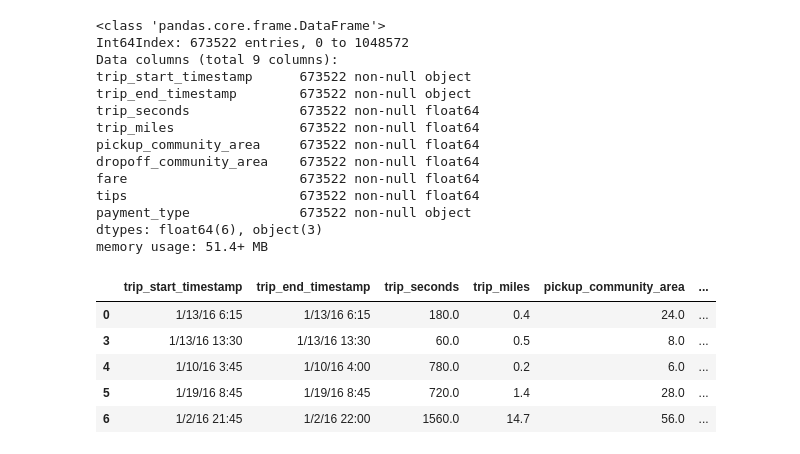
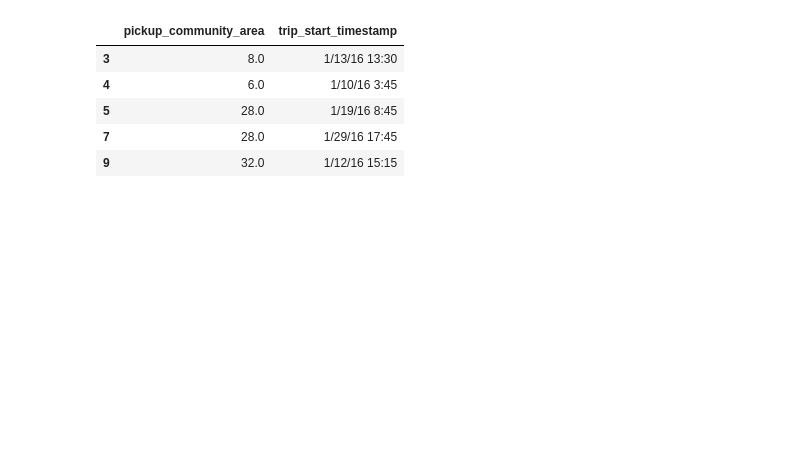
Before and after one commit to heesukj/csci4502_DM_project, a Jupyter notebook: chicago_taxi_trips_2016.ipynb, the cells around one changed output. Drawn from its saved outputs; the diff is of its cells as text; code cells hidden in the pictures; blank space fills up the shorter version.

```diff
--- a/chicago_taxi_trips_2016.ipynb
+++ b/chicago_taxi_trips_2016.ipynb
@@ -43,33 +113,30 @@ memory usage: 160.0+ MB
 # %%
 # AFTER Cleaning: Run the sample dataset of january to confirm the correct procedure of cleaning
+pd.set_option('mode.chained_assignment', None)
 jan = pd.read_csv('chicago_taxi_trips_2016_01.csv')
 jan = jan.drop(['taxi_id','pickup_census_tract', 'dropoff_census_tract','tolls','extras','trip_total','company','pickup_latitude','pickup_longitude','dropoff_latitude','dropoff_longitude'], axis=1)
 jan = jan[(jan['pickup_community_area'].notnull()) & (jan['dropoff_community_area'].notnull())]
 jan = jan.fillna(0)
 jan = jan.loc[(jan["trip_seconds"] > 0) & (jan["trip_miles"] > 0) & (jan["fare"] > 0) ]
+# jan['trip_start_month'] = jan['trip_start_timestamp'].apply(lambda x: parse(x).strftime('%m'))
+# jan['trip_start_time'] = jan['trip_start_timestamp'].apply(lambda x: parse(x).strftime('%X')[:-3])
 jan = jan.drop('Unnamed: 0', 1)
-jan.info()
-jan.head()
-# jan.shape
+
+timely_pickupJ = pd.DataFrame(jan, columns = ['pickup_community_area','trip_start_timestamp'])
+top5_areasJ = timely_pickupJ[timely_pickupJ['pickup_community_area'].isin([8.0,32.0,28.0,6.0,7.0])]
+top5_areasJ.head()
+
+# top5_areas['pickup_community_area'].value_counts()
+# top5_areas.groupby(['pickup_community_area','trip_start_month']).size().unstack()
+
+# top5_areasJ['trip_start_month'] = top5_areasJ['trip_start_timestamp'].apply(lambda x: parse(x).strftime('%m'))
+# top5_areasJ['trip_start_month'] = top5_areasJ['trip_start_timestamp'].loc[:10].apply(lambda x: parse(x).month)
+# top5_areasJ['trip_start_time']= top5_areasJ['trip_start_timestamp'].loc[:10].apply(lambda x: parse(x).strftime('%X'))
 # %% [output]
-<class 'pandas.core.frame.DataFrame'>
-Int64Index: 673522 entries, 0 to 1048572
-Data columns (total 9 columns):
-trip_start_timestamp      673522 non-null object
-trip_end_timestamp        673522 non-null object
-trip_seconds              673522 non-null float64
-trip_miles                673522 non-null float64
-pickup_community_area     673522 non-null float64
-dropoff_community_area    673522 non-null float64
-fare                      673522 non-null float64
-tips                      673522 non-null float64
-payment_type              673522 non-null object
-dtypes: float64(6), object(3)
-memory usage: 51.4+ MB
-|  | trip_start_timestamp | trip_end_timestamp | trip_seconds | trip_miles | pickup_community_area | ... |
-| 0 | 1/13/16 6:15 | 1/13/16 6:15 | 180.0 | 0.4 | 24.0 | ... |
-| 3 | 1/13/16 13:30 | 1/13/16 13:30 | 60.0 | 0.5 | 8.0 | ... |
-| 4 | 1/10/16 3:45 | 1/10/16 4:00 | 780.0 | 0.2 | 6.0 | ... |
-| 5 | 1/19/16 8:45 | 1/19/16 8:45 | 720.0 | 1.4 | 28.0 | ... |
-| 6 | 1/2/16 21:45 | 1/2/16 22:00 | 1560.0 | 14.7 | 56.0 | ... |
+|  | pickup_community_area | trip_start_timestamp |
+| 3 | 8.0 | 1/13/16 13:30 |
+| 4 | 6.0 | 1/10/16 3:45 |
+| 5 | 28.0 | 1/19/16 8:45 |
+| 7 | 28.0 | 1/29/16 17:45 |
+| 9 | 32.0 | 1/12/16 15:15 |
 # %%
```
Also changed, not shown: parts of 27 cells of this notebook.
